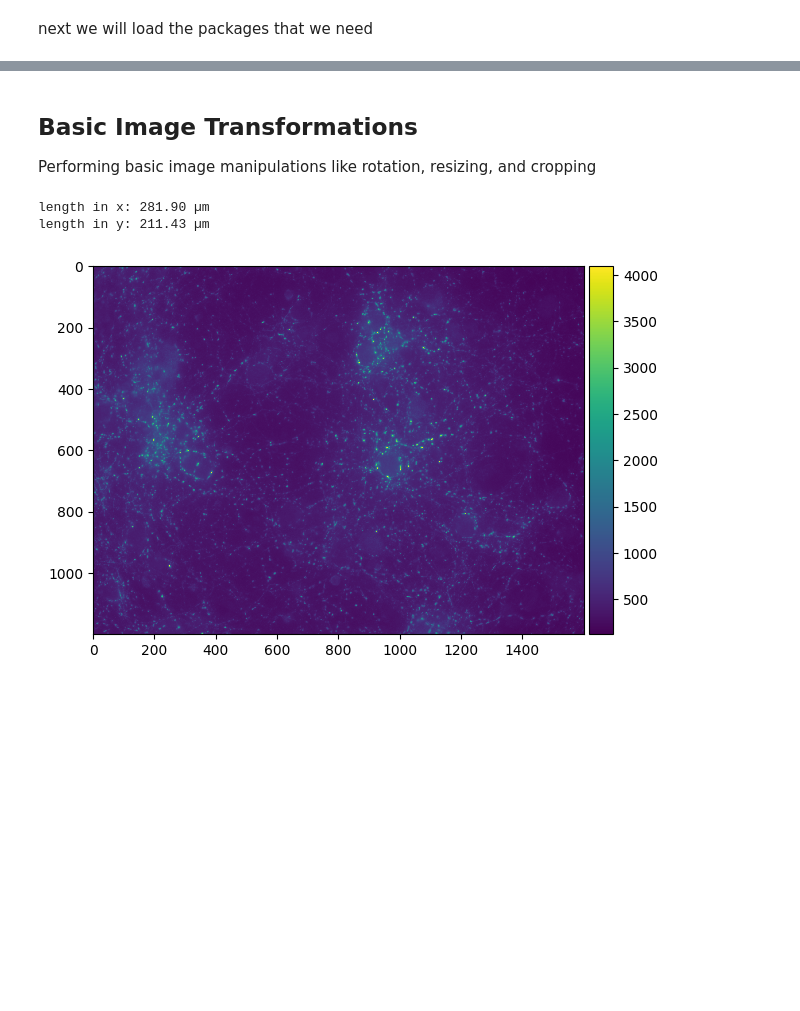
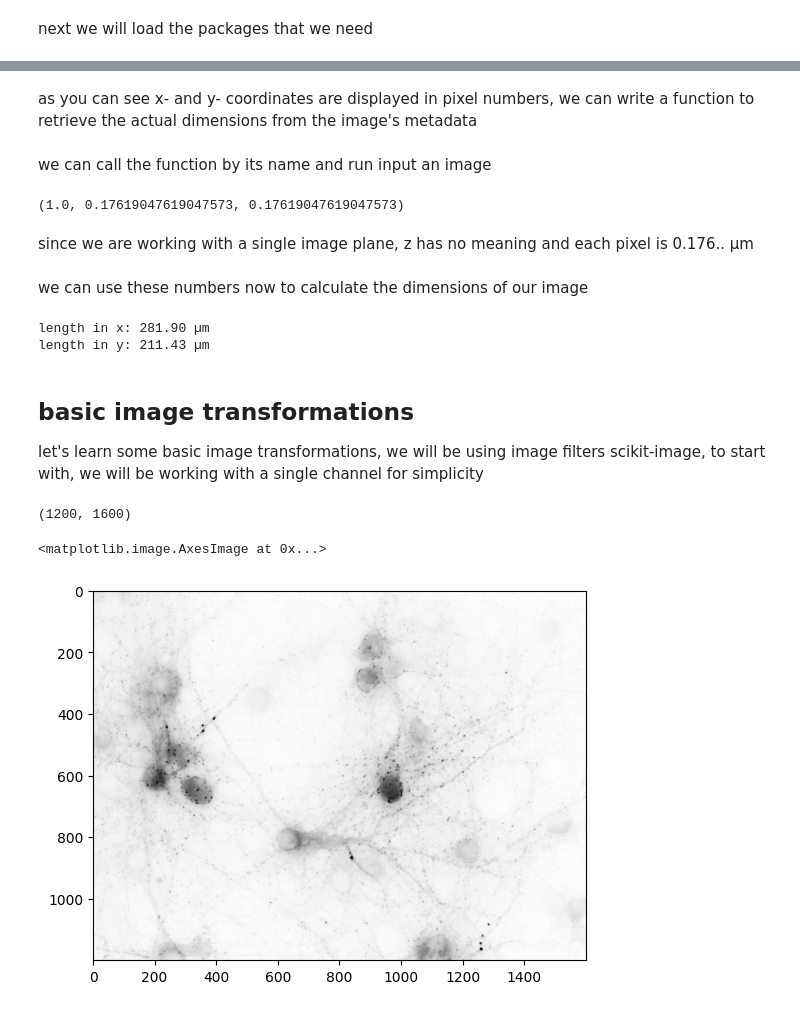
Before and after one commit to FilLieb/NBCimageAnalysis, a Jupyter notebook: learning/image_manipulation_tif.ipynb, the cells around one changed output, grey strips where cells are left out. Saved outputs shown, nothing was run; the diff lists cells and outputs as text; code cells hidden in the pictures; blank space fills up the shorter version.

```diff
--- a/learning/image_manipulation_tif.ipynb
+++ b/learning/image_manipulation_tif.ipynb
@@ -33,0 +36,24 @@ z_index = 0
+# %%
+# Pick the first timepoint and z-slice
+t_index = 0
+z_index = 0
+
+# Extract each channel slice (assume 3 channels, for example)
+channel_0 = data[t_index, 0, z_index, :, :]
+channel_1 = data[t_index, 1, z_index, :, :]
+channel_2 = data[t_index, 2, z_index, :, :]
+
+# make a quick figure to display individual channels
+fig, axes = plt.subplots(1, 3, figsize=(12, 4))
+
+axes[0].imshow(channel_0, cmap='gray')
+axes[0].set_title("Channel 0")
+
+axes[1].imshow(channel_1, cmap='gray')
+axes[1].set_title("Channel 1")
+
+axes[2].imshow(channel_2, cmap='gray')
+axes[2].set_title("Channel 2")
+
+plt.tight_layout()
+plt.show()
@@ -34,26 +62,42 @@ z_index = 0
+# %% [markdown]
+as you can see x- and y- coordinates are displayed in pixel numbers, we can write a function to retrieve the actual dimensions from the image's metadata
 # %%
 # extract meta data, i.e. size of voxel in µm
 def get_voxel_size_from_aics_image(aics_image):
     return (aics_image.physical_pixel_sizes.Z,
             aics_image.physical_pixel_sizes.Y,
             aics_image.physical_pixel_sizes.X)
+# %% [markdown]
+we can call the function by its name and run input an image
+# %%
+voxel = get_voxel_size_from_aics_image(img)
+
+voxel
+# %% [output]
+(1.0, 0.17619047619047573, 0.17619047619047573)
+# %% [markdown]
+since we are working with a single image plane, z has no meaning and each pixel is 0.176.. µm
+# %% [markdown]
+we can use these numbers now to calculate the dimensions of our image
+# %%
+x_dimension = data.shape[4] * voxel[1]
+y_dimension = data.shape[3] * voxel[1]
+
+print(f"length in x: {x_dimension:.2f} µm")
+print(f"length in y: {y_dimension:.2f} µm")
+# %% [output]
+length in x: 281.90 µm
+length in y: 211.43 µm
 # %% [markdown]
-## Basic Image Transformations
-Performing basic image manipulations like rotation, resizing, and cropping
+## basic image transformations
+let's learn some basic image transformations, we will be using image filters scikit-image, to start with, we will be working with a single channel for simplicity
+# %%
+gphn = channel_0
+gphn.shape
+# %% [output]
+(1200, 1600)
 # %%
-# Let's start working with one channel, mScarlet-gephyrin
-gphn = data[t_index, 1, z_index, :, :]
-voxel = get_voxel_size_from_aics_image(img)
-
-x_dimension = data.shape[4] * voxel[1]
-y_dimension = data.shape[3] * voxel[1]
-
-print(f"length in x: {x_dimension:.2f} µm")
-print(f"length in y: {y_dimension:.2f} µm")
-
-imshow(gphn)
-plt.show()
+plt.imshow(gphn, cmap='Greys')
 # %% [output]
-length in x: 281.90 µm
-length in y: 211.43 µm
+<matplotlib.image.AxesImage at 0x...>
-[figure, old version]
+[figure, new version]
```
Also changed, not shown: parts of 11 cells of this notebook, 1 other file.
